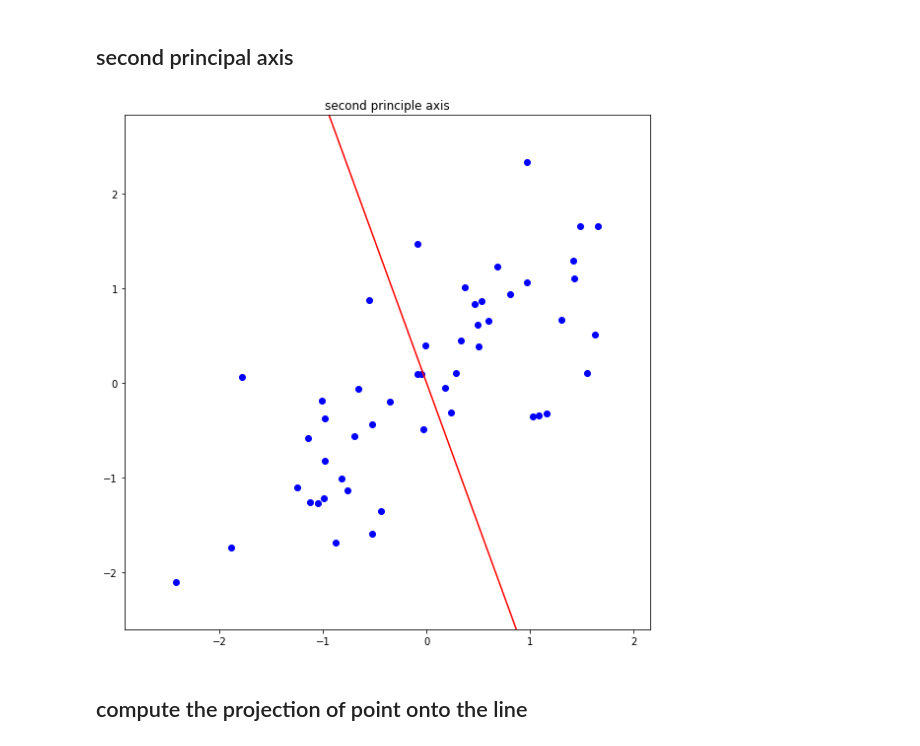
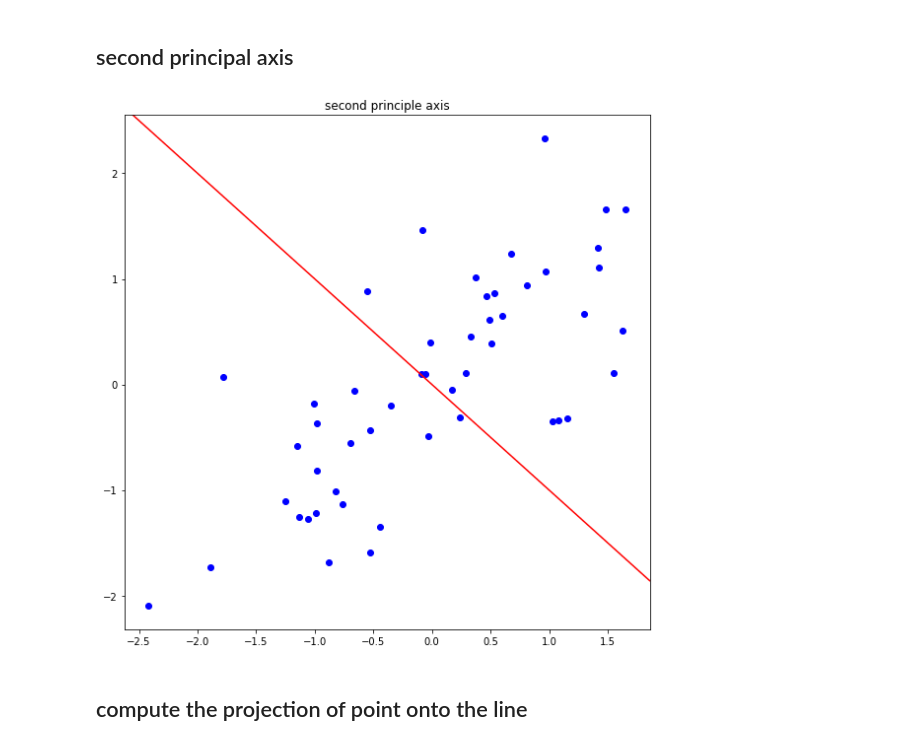
Before and after one commit to seungahkim/assignment-machine-learning, a Jupyter notebook: 12/assignment_12.ipynb, the cells around one changed output. Saved outputs shown, nothing was run; the diff lists cells and outputs as text; code cells hidden in the pictures.

Commit message:
plot second principal axis: using axline

```diff
--- a/12/assignment_12.ipynb
+++ b/12/assignment_12.ipynb
@@ -106,15 +106,14 @@ plt.show()
 # %%
 plt.figure(figsize=(8,8))
 plt.title('second principle axis')
-# ===================================================
-# fill up the blank
-#
-#
-# ===================================================
+
+plt.axline(origin[0], U[:, 1], color='red')
+plt.scatter(z_x, z_y, color='blue')
+
 plt.tight_layout()
 plt.show()
 # %% [output]
-[figure, old version]
+[figure, new version]
 # %% [markdown]
 ## compute the projection of point onto the line
 # %%
```
